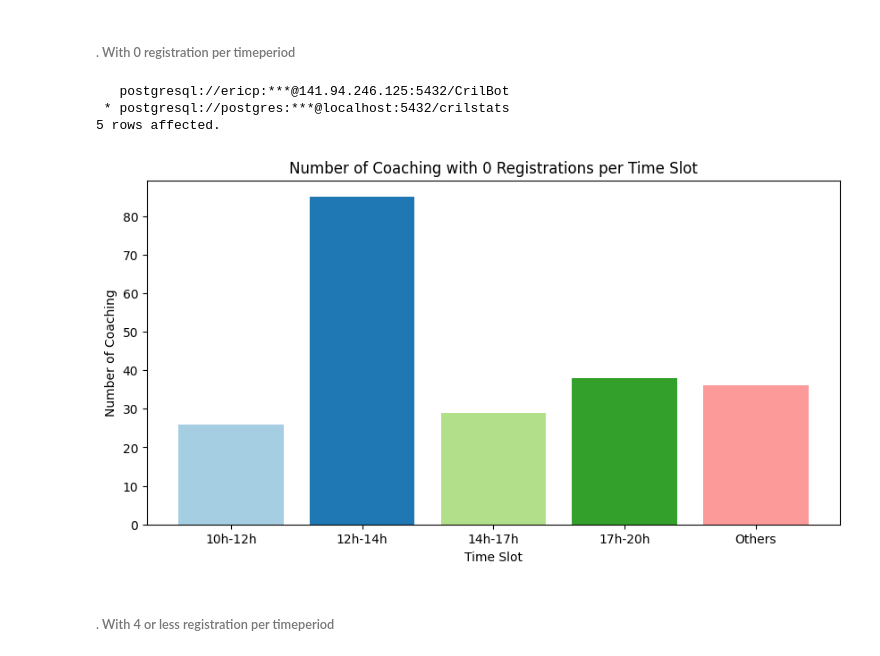
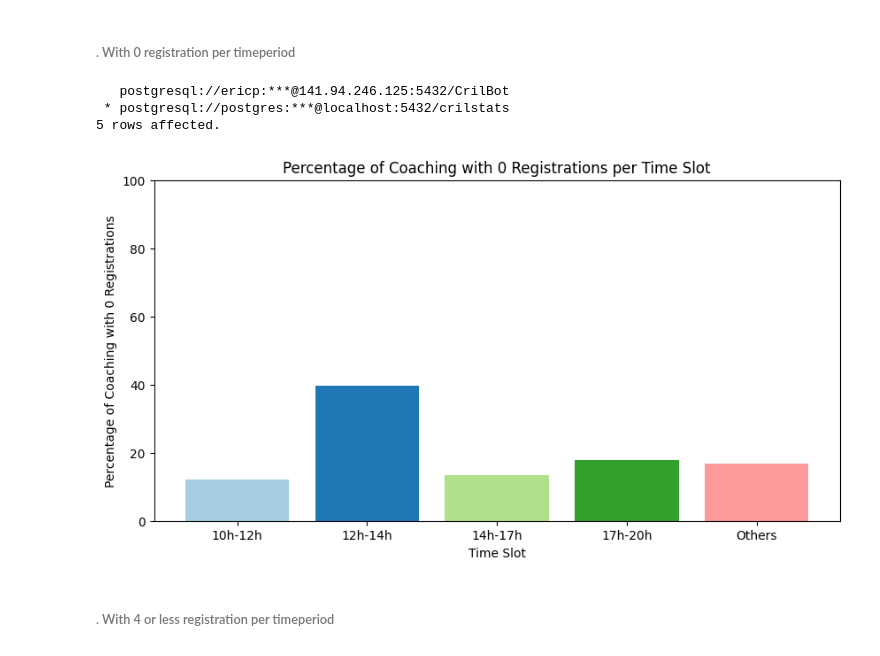
Before and after one commit to Eric-Philippe/CrilStats, a Jupyter notebook: playbook.ipynb, the cells around one changed output. Drawn from its saved outputs; the diff is of its cells as text; code cells hidden in the pictures.

Commit message:
``Change numbers to percentage``

```diff
--- a/playbook.ipynb
+++ b/playbook.ipynb
@@ -1462,38 +1462,46 @@ req = """
 WITH total_hours_cte AS (
     SELECT
         CASE
             WHEN EXTRACT(HOUR FROM start_date) >= 10 AND (EXTRACT(HOUR FROM end_date) < 12 OR EXTRACT(HOUR FROM end_date) = 12 AND EXTRACT(MINUTE FROM end_date) = 0) THEN '10h-12h'
             WHEN EXTRACT(HOUR FROM start_date) >= 12 AND (EXTRACT(HOUR FROM end_date) < 14 OR EXTRACT(HOUR FROM end_date) = 14 AND EXTRACT(MINUTE FROM end_date) = 0) THEN '12h-14h'
             WHEN EXTRACT(HOUR FROM start_date) >= 14 AND (EXTRACT(HOUR FROM end_date) < 17 OR EXTRACT(HOUR FROM end_date) = 17 AND EXTRACT(MINUTE FROM end_date) = 0) THEN '14h-17h'
             WHEN EXTRACT(HOUR FROM start_date) >= 17 AND (EXTRACT(HOUR FROM end_date) < 20 OR EXTRACT(HOUR FROM end_date) = 20 AND EXTRACT(MINUTE FROM end_date) = 0) THEN '17h-20h'
             ELSE 'Others'
         END AS time_slot,
         COUNT(*) AS count
     FROM filtered_slots
     WHERE type = 'Coaching' AND insc = 0
     GROUP BY time_slot
+),
+total_count AS (
+    SELECT SUM(count) AS total
+    FROM total_hours_cte
 )
-SELECT time_slot, count
+SELECT
+    time_slot,
+    count,
+    (count / (SELECT total FROM total_count)) * 100 AS percentage
 FROM total_hours_cte
 ORDER BY time_slot;
 """
 
 result = get_ipython().run_line_magic('sql', f'{req}')
 
 df = result.DataFrame()
 
 # Plot the data in a bar chart
 plt.figure(figsize=(10, 5))
-plt.bar(df.time_slot, df["count"], color=get_colors(df))
+plt.bar(df.time_slot, df["percentage"], color=get_colors(df))
 plt.xlabel('Time Slot')
-plt.ylabel('Number of Coaching')
-plt.title('Number of Coaching with 0 Registrations per Time Slot')
+plt.ylabel('Percentage of Coaching with 0 Registrations')
+plt.title('Percentage of Coaching with 0 Registrations per Time Slot')
+plt.ylim(0, 100)
 plt.show()
 # %% [output]
    postgresql://ericp:***@141.94.246.125:5432/CrilBot
  * postgresql://postgres:***@localhost:5432/crilstats
 5 rows affected.
-[figure, old version]
+[figure, new version]
 # %% [markdown]
 ###### . With 4 or less registration per timeperiod
 # %%
```
Also changed, not shown: parts of 2 cells of this notebook.
